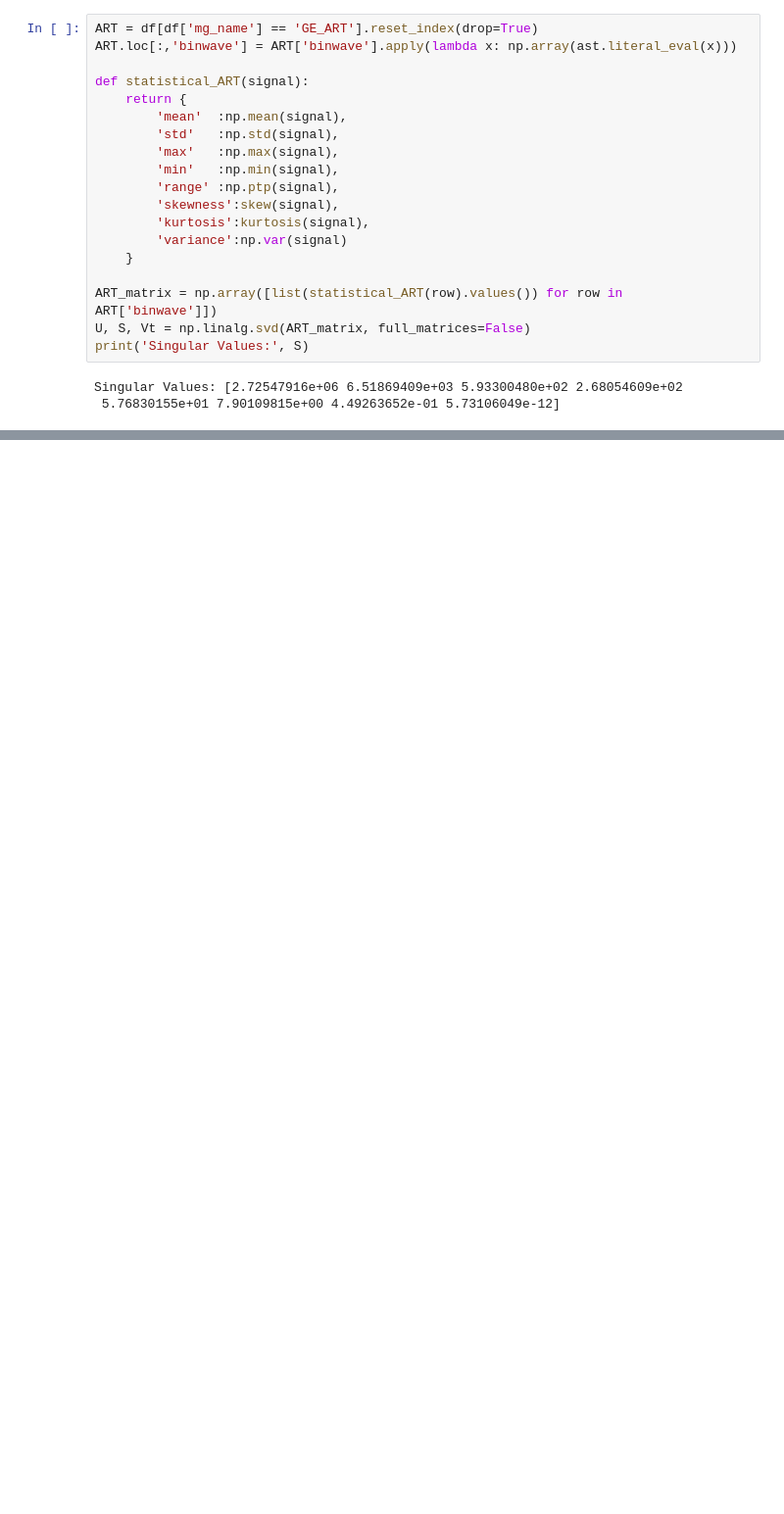
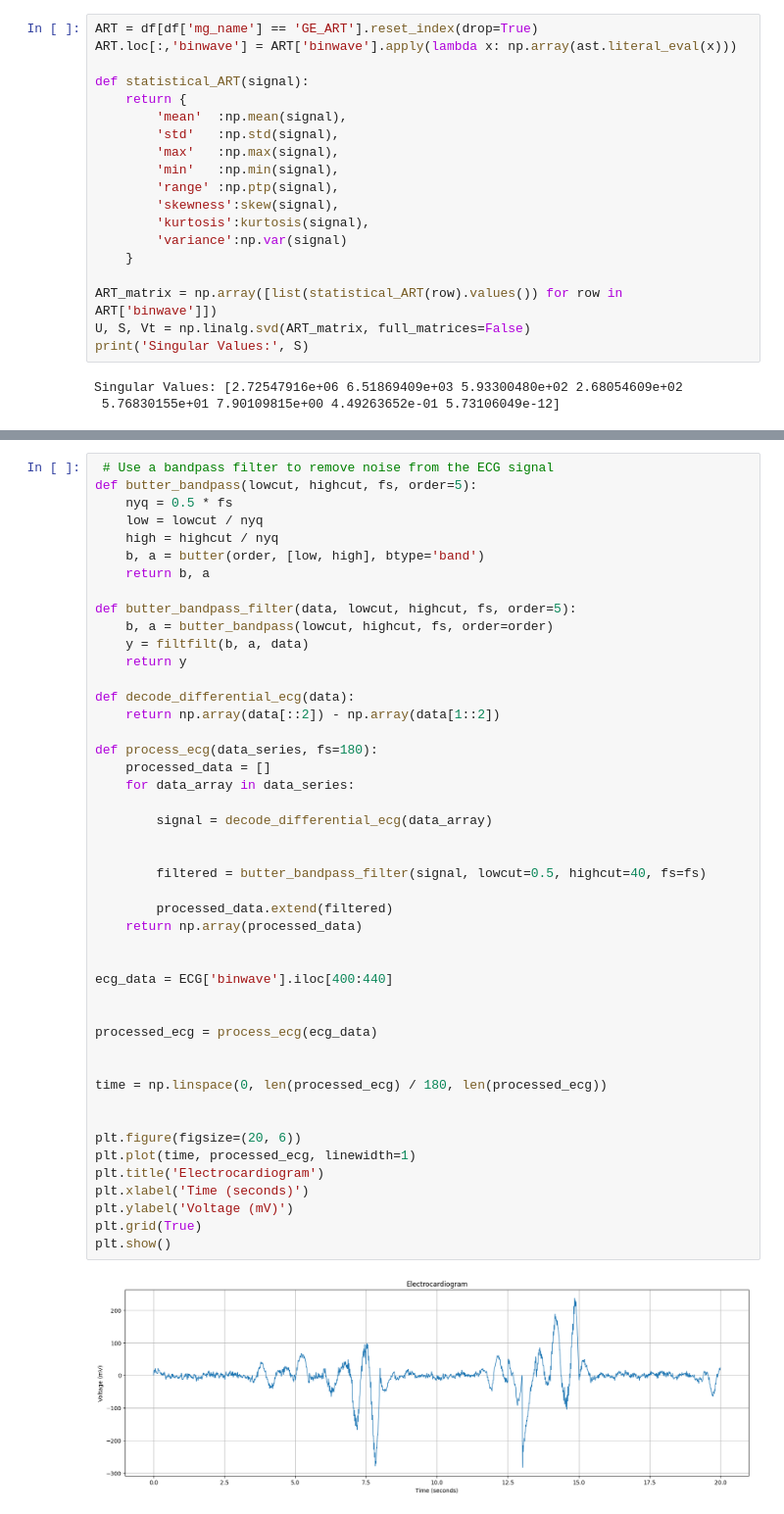
Before and after one commit to jiulong15/comp90051, a Jupyter notebook: code/waveFeature_extraction.ipynb, the cells around one changed output, grey strips where cells are left out. Shown at 98% size. Saved outputs shown, nothing was run; the diff lists cells and outputs as text; blank space fills up the shorter version.

```diff
--- a/code/waveFeature_extraction.ipynb
+++ b/code/waveFeature_extraction.ipynb
@@ -96,0 +154,48 @@ Singular Values: [1.58660426e+06 7.34820121e+05 1.36456329e+05 2.34538036e+04
+# %%
+ # Use a bandpass filter to remove noise from the ECG signal
+def butter_bandpass(lowcut, highcut, fs, order=5):
+    nyq = 0.5 * fs
+    low = lowcut / nyq
+    high = highcut / nyq
+    b, a = butter(order, [low, high], btype='band')
+    return b, a
+
+def butter_bandpass_filter(data, lowcut, highcut, fs, order=5):
+    b, a = butter_bandpass(lowcut, highcut, fs, order=order)
+    y = filtfilt(b, a, data)
+    return y
+
+def decode_differential_ecg(data):
+    return np.array(data[::2]) - np.array(data[1::2])
+
+def process_ecg(data_series, fs=180):
+    processed_data = []
+    for data_array in data_series:
+
+        signal = decode_differential_ecg(data_array)
+
+
+        filtered = butter_bandpass_filter(signal, lowcut=0.5, highcut=40, fs=fs)
+
+        processed_data.extend(filtered)
+    return np.array(processed_data)
+
+
+ecg_data = ECG['binwave'].iloc[400:440]
+
+
+processed_ecg = process_ecg(ecg_data)
+
+
+time = np.linspace(0, len(processed_ecg) / 180, len(processed_ecg))
+
+
+plt.figure(figsize=(20, 6))
+plt.plot(time, processed_ecg, linewidth=1)
+plt.title('Electrocardiogram')
+plt.xlabel('Time (seconds)')
+plt.ylabel('Voltage (mV)')
+plt.grid(True)
+plt.show()
+# %% [output]
+[figure, added]
```
Also changed, not shown: parts of 10 cells of this notebook.
